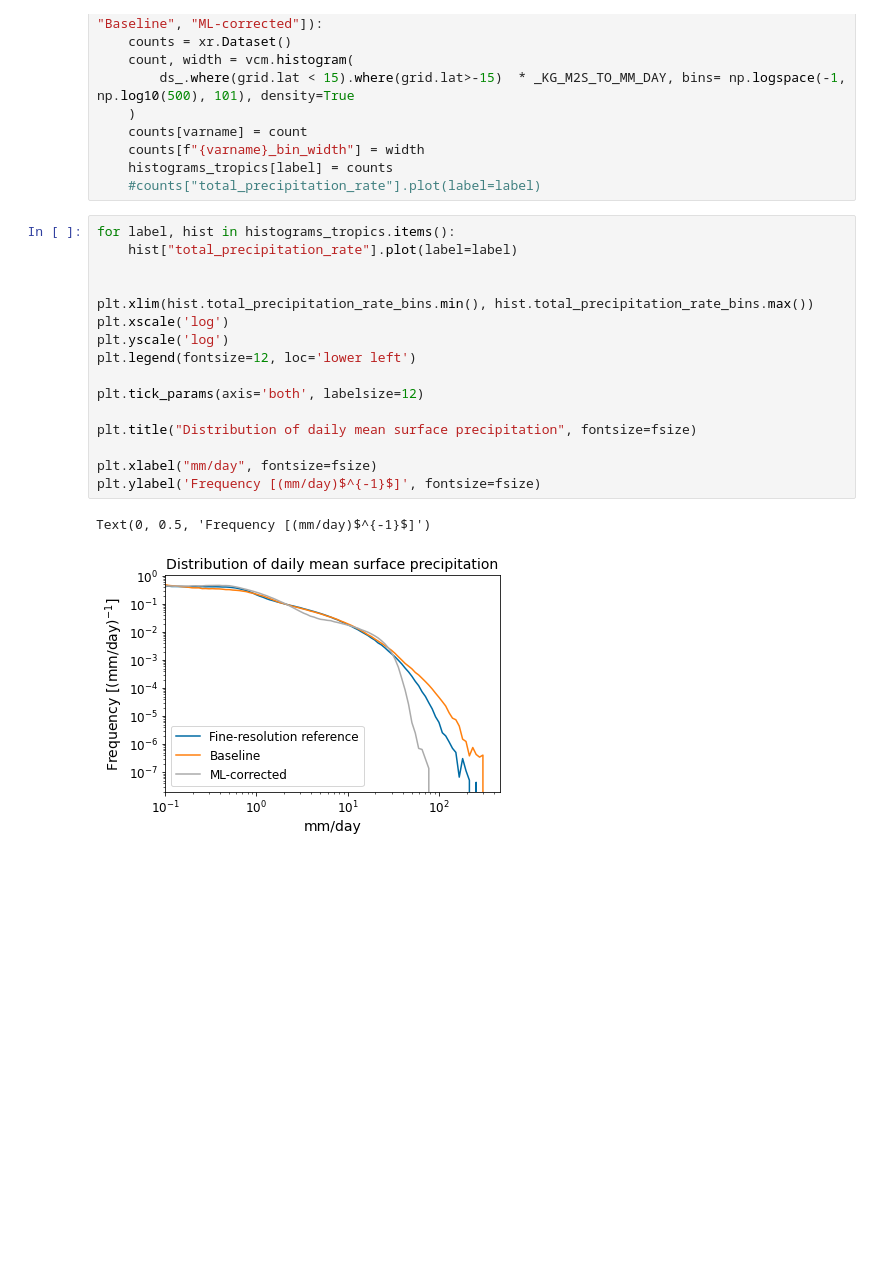
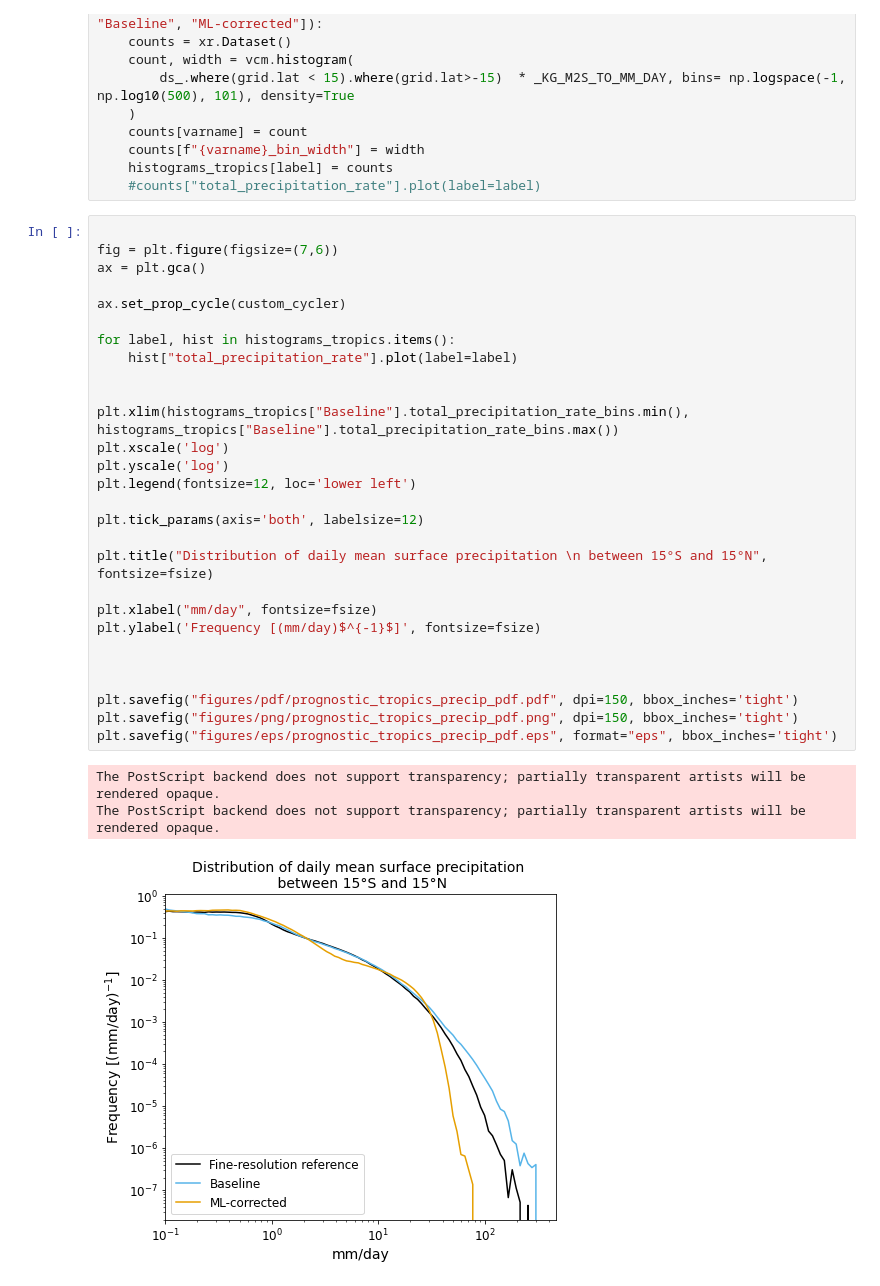
Before and after one commit to ai2cm/nudge-to-3km-PIRE-1yr-workflow, a Jupyter notebook: notebooks/tropical_variability.ipynb, the cells around one changed output. Drawn from its saved outputs; the diff is of its cells as text; blank space fills up the shorter version.

```diff
--- a/notebooks/tropical_variability.ipynb
+++ b/notebooks/tropical_variability.ipynb
@@ -488,21 +500,34 @@ for ds_, label in zip([verif_precip, baseline_precip, ml_precip], ["Fine-resolut
     histograms_tropics[label] = counts
     #counts["total_precipitation_rate"].plot(label=label)
 # %%
+
+fig = plt.figure(figsize=(7,6))
+ax = plt.gca()
+
+ax.set_prop_cycle(custom_cycler)
+
 for label, hist in histograms_tropics.items():
     hist["total_precipitation_rate"].plot(label=label)
 
 
-plt.xlim(hist.total_precipitation_rate_bins.min(), hist.total_precipitation_rate_bins.max())
+plt.xlim(histograms_tropics["Baseline"].total_precipitation_rate_bins.min(), histograms_tropics["Baseline"].total_precipitation_rate_bins.max())
 plt.xscale('log')
 plt.yscale('log')
 plt.legend(fontsize=12, loc='lower left')
 
 plt.tick_params(axis='both', labelsize=12)
 
-plt.title("Distribution of daily mean surface precipitation", fontsize=fsize)
+plt.title("Distribution of daily mean surface precipitation \n between 15°S and 15°N", fontsize=fsize)
 
 plt.xlabel("mm/day", fontsize=fsize)
 plt.ylabel('Frequency [(mm/day)$^{-1}$]', fontsize=fsize)
+
+
+
+plt.savefig("figures/pdf/prognostic_tropics_precip_pdf.pdf", dpi=150, bbox_inches='tight')
+plt.savefig("figures/png/prognostic_tropics_precip_pdf.png", dpi=150, bbox_inches='tight')
+plt.savefig("figures/eps/prognostic_tropics_precip_pdf.eps", format="eps", bbox_inches='tight')
 # %% [output]
-Text(0, 0.5, 'Frequency [(mm/day)$^{-1}$]')
+The PostScript backend does not support transparency; partially transparent artists will be rendered opaque.
+The PostScript backend does not support transparency; partially transparent artists will be rendered opaque.
-[figure, old version]
+[figure, new version]
```
Also changed, not shown: parts of 6 cells of this notebook, 5 other files.
